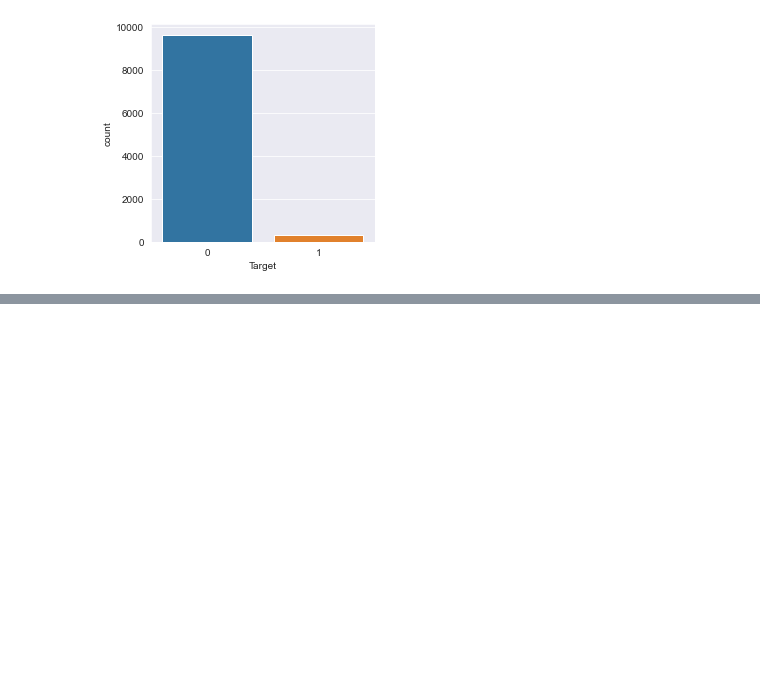
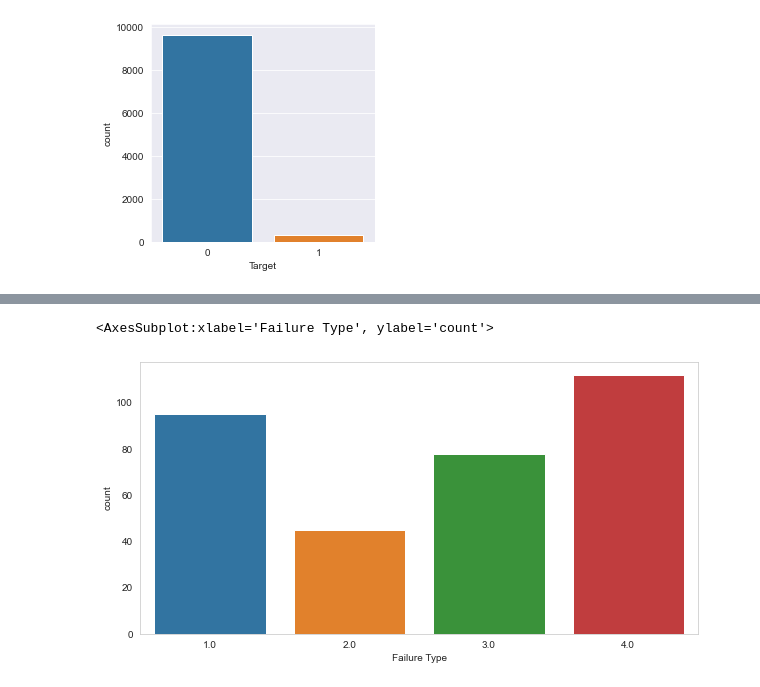
Before and after one commit to Vishu611/Machine_Learning_Project, a Jupyter notebook: Predictive_Machine_Failure.ipynb, the cells around one changed output, grey strips where cells are left out. Saved outputs shown, nothing was run; the diff lists cells and outputs as text; code cells hidden in the pictures; blank space fills up the shorter version.

```diff
--- a/Predictive_Machine_Failure.ipynb
+++ b/Predictive_Machine_Failure.ipynb
@@ -167,0 +192,6 @@ sns.countplot(df['Target'])
+# %%
+plt.figure(figsize=(10,5))
+sns.countplot(data=df[df['Target']==1],x="Failure Type")
+# %% [output]
+<AxesSubplot:xlabel='Failure Type', ylabel='count'>
+[figure, added]
```
Also changed, not shown: parts of 31 cells of this notebook.
